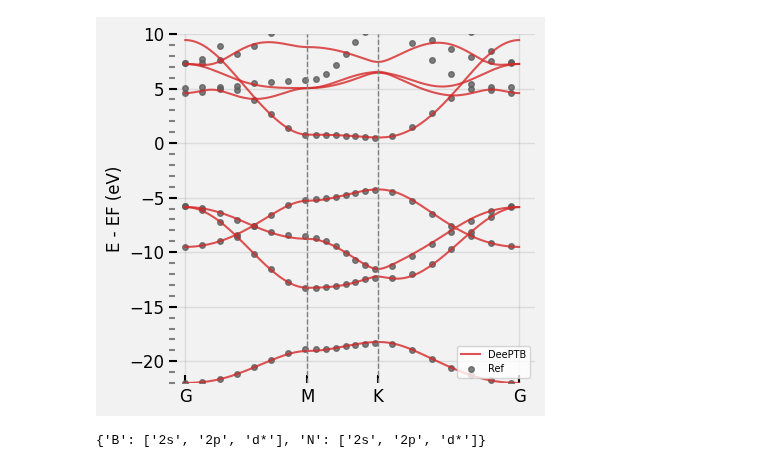
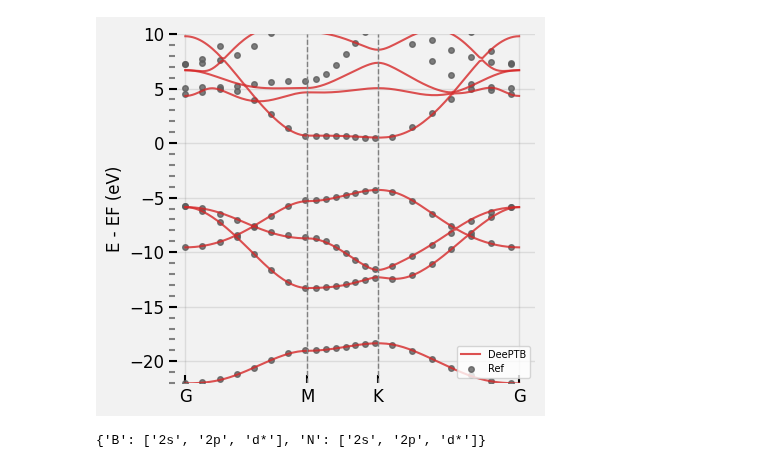
Before and after one commit to deepmodeling/DeePTB, a Jupyter notebook: examples/hBN_dftb/band_plot.ipynb, the cells around one changed output. Cells and saved outputs as stored; diff of their text form; code cells hidden in the pictures.

```diff
--- a/examples/hBN_dftb/band_plot.ipynb
+++ b/examples/hBN_dftb/band_plot.ipynb
@@ -19,29 +19,29 @@ import numpy as np
 # %%
 from dptb.nn.build import build_model
 from dptb.utils.tools import j_loader
 from dptb.postprocess.bandstructure.band import Band
 
 
-model = build_model(checkpoint="./nnsk_eigvals/checkpoint/nnsk.ep500.pth")
+model = build_model(checkpoint="./nnsk/checkpoint/nnsk.best.pth")
 jdata = j_loader("./run/band.json")
 results_path = "./band_plot"
 kpath_kwargs = jdata["task_options"]
 stru_data = "./data/struct.vasp"
 AtomicData_options = {"r_max": 5.0,"er_max": 3.5, "oer_max":1.6, "pbc": True}
 
 bcal = Band(model=model,
             use_gui=False,
             results_path='./',
             device=model.device)
 eigenstatus = bcal.get_bands(data=stru_data,
                kpath_kwargs=kpath_kwargs,
                AtomicData_options=AtomicData_options)
 bcal.band_plot(ref_band = kpath_kwargs["ref_band"],
                E_fermi = -5,
                emin = -22,
                emax = 10)
 # %% [output]
-[figure, old version]
+[figure, new version]
 # %%
 model.basis
 # %% [output]
```
Also changed, not shown: parts of 2 cells of this notebook, 4 other files.
